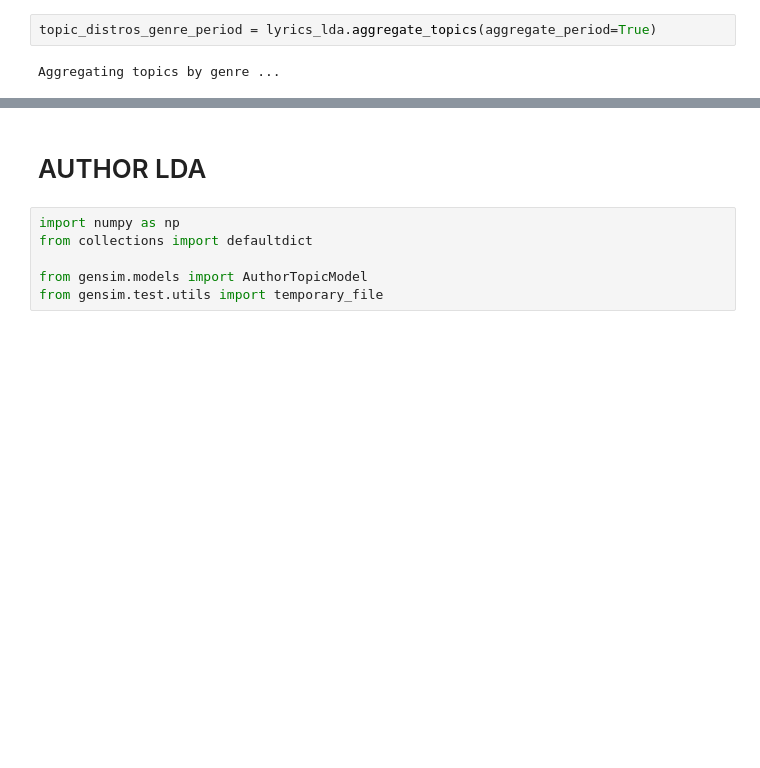
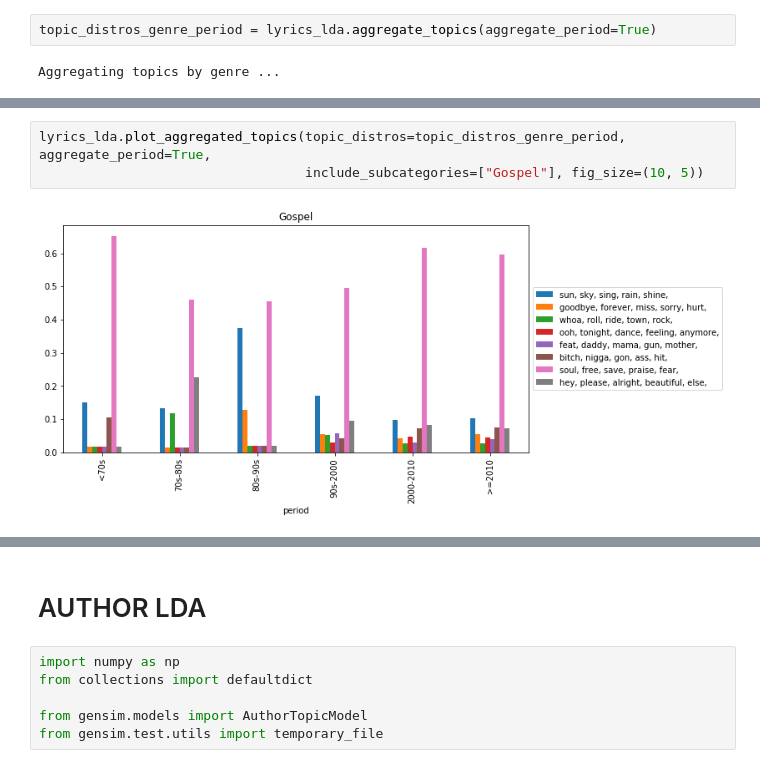
Before and after one commit to lucamasserano/lyrics_nlp, a Jupyter notebook: lda.ipynb, the cells around one changed output, grey strips where cells are left out. Cells and saved outputs as stored; diff of their text form; blank space fills up the shorter version.

```diff
--- a/lda.ipynb
+++ b/lda.ipynb
@@ -516,0 +533,5 @@ Plotting for each group ...
+# %%
+lyrics_lda.plot_aggregated_topics(topic_distros=topic_distros_genre_period, aggregate_period=True,
+                                  include_subcategories=["Gospel"], fig_size=(10, 5))
+# %% [output]
+[figure, added]
```
Also changed, not shown: parts of 19 cells of this notebook, 6 other files.
